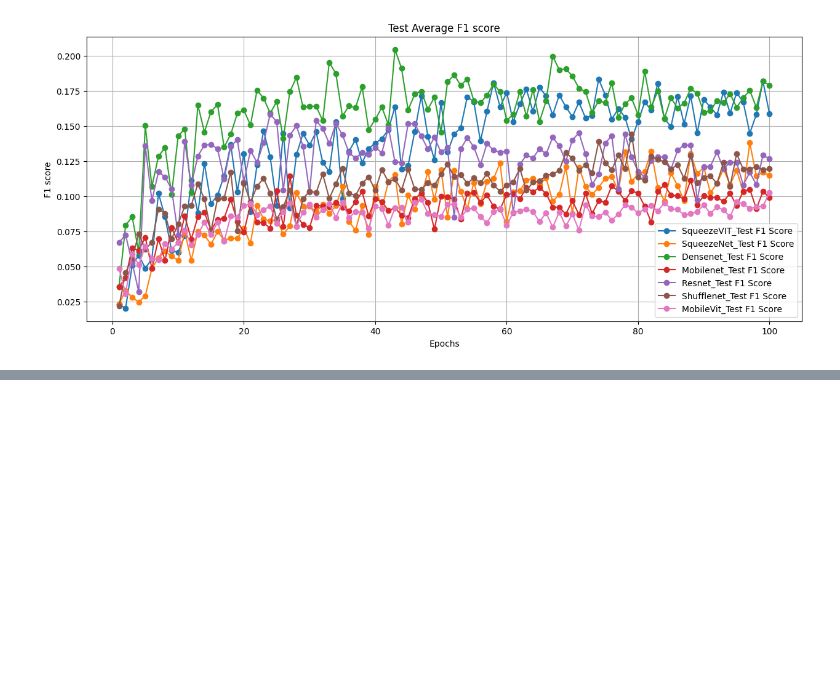
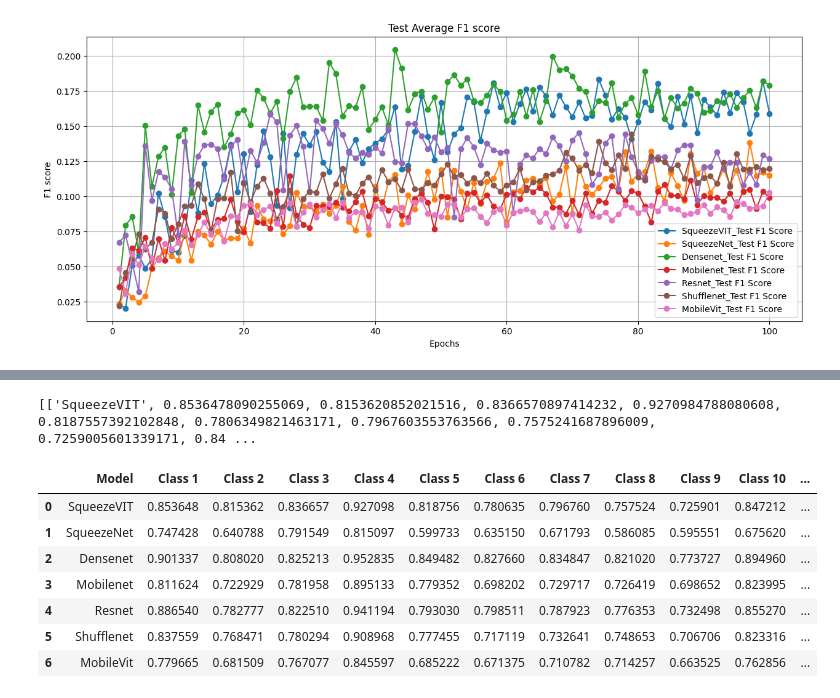
Before and after one commit to SS-Sid/BTP, a Jupyter notebook: notebooks/Comparison_all_models_Vinbig.ipynb, the cells around one changed output, grey strips where cells are left out. Drawn from its saved outputs; the diff is of its cells as text; code cells hidden in the pictures; blank space fills up the shorter version.

```diff
--- a/notebooks/Comparison_all_models_Vinbig.ipynb
+++ b/notebooks/Comparison_all_models_Vinbig.ipynb
@@ -393,3 +393,14 @@ fig.update_layout(
 )
 
 fig.show()
+# %%
+import numpy
+import pandas as pd
+from tabulate import tabulate
+column_names = ["Model","Class 1", "Class 2", "Class 3", "Class 4", "Class 5", "Class 6", "Class 7", "Class 8", "Class 9", "Class 10", "Class 11", "Class 12", "Class 13", "Class 14"]
+best_model = []
+print("VinBig Multilabel")
+print()
+for key in test_auroc_data.keys():
+    print(key, numpy.argmax(test_auroc_data[key]))
+    best_model.append([key] + data[key]["history"]['test']['MultiLabelAUROC'][numpy.argmax(test_auroc_data[key])])
@@ -395,0 +417,14 @@ fig.show()
+# %%
+print(best_model)
+df = pd.DataFrame(best_model, columns=column_names)
+df
+# %% [output]
+[['SqueezeVIT', 0.8536478090255069, 0.8153620852021516, 0.8366570897414232, 0.9270984788080608, 0.8187557392102848, 0.7806349821463171, 0.7967603553763566, 0.7575241687896009, 0.7259005601339171, 0.84 ...
+|  | Model | Class 1 | Class 2 | Class 3 | Class 4 | Class 5 | Class 6 | Class 7 | Class 8 | Class 9 | Class 10 | ... |
+| 0 | SqueezeVIT | 0.853648 | 0.815362 | 0.836657 | 0.927098 | 0.818756 | 0.780635 | 0.796760 | 0.757524 | 0.725901 | 0.847212 | ... |
+| 1 | SqueezeNet | 0.747428 | 0.640788 | 0.791549 | 0.815097 | 0.599733 | 0.635150 | 0.671793 | 0.586085 | 0.595551 | 0.675620 | ... |
+| 2 | Densenet | 0.901337 | 0.808020 | 0.825213 | 0.952835 | 0.849482 | 0.827660 | 0.834847 | 0.821020 | 0.773727 | 0.894960 | ... |
+| 3 | Mobilenet | 0.811624 | 0.722929 | 0.781958 | 0.895133 | 0.779352 | 0.698202 | 0.729717 | 0.726419 | 0.698652 | 0.823995 | ... |
+| 4 | Resnet | 0.886540 | 0.782777 | 0.822510 | 0.941194 | 0.793030 | 0.798511 | 0.787923 | 0.776353 | 0.732498 | 0.855270 | ... |
+| 5 | Shufflenet | 0.837559 | 0.768471 | 0.780294 | 0.908968 | 0.777455 | 0.717119 | 0.732641 | 0.748653 | 0.706706 | 0.823316 | ... |
+| 6 | MobileVit | 0.779665 | 0.681509 | 0.767077 | 0.845597 | 0.685222 | 0.671375 | 0.710782 | 0.714257 | 0.663525 | 0.762856 | ... |
```
Also changed, not shown: parts of 1 cell of this notebook, 2 other files.
